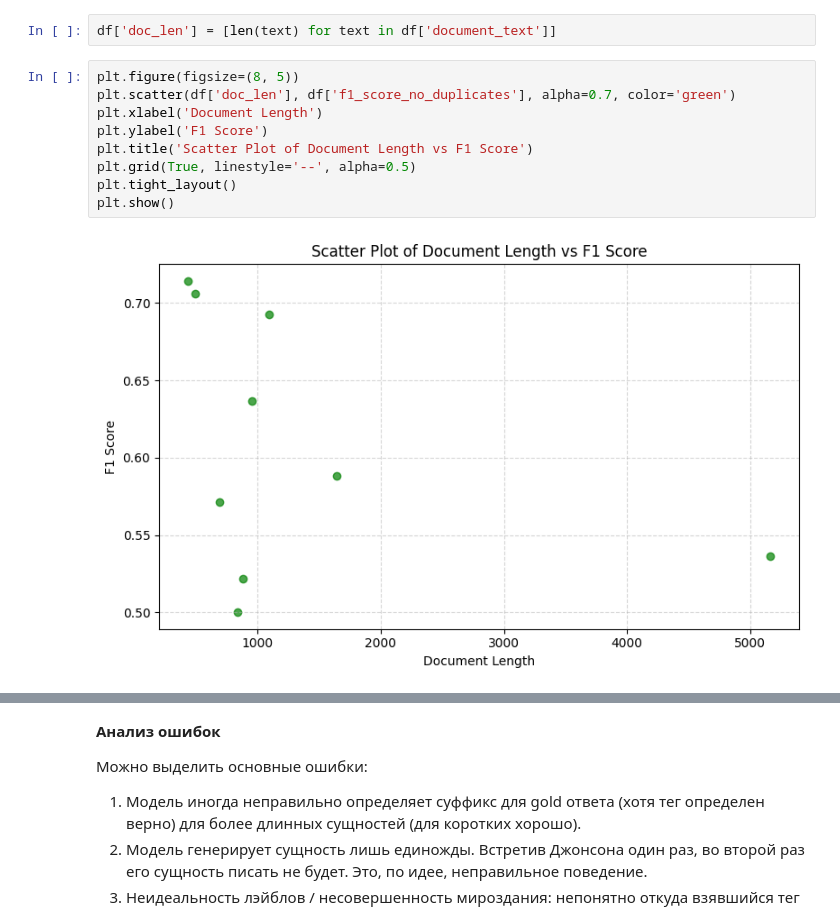
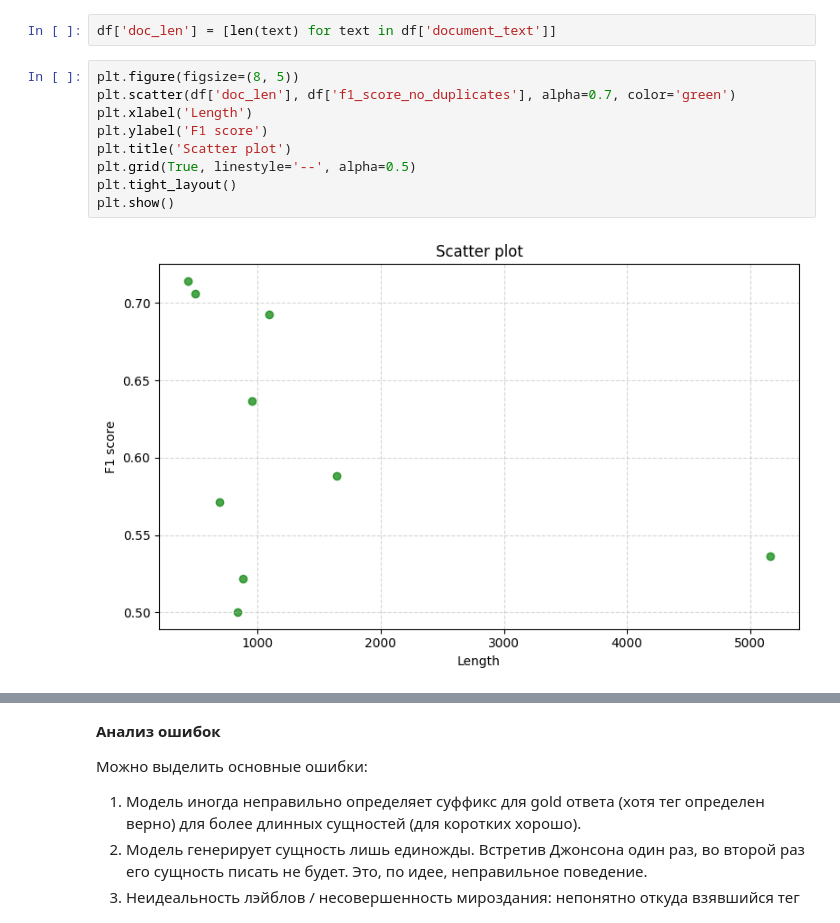
Before and after one commit to defdet/sber-internship-ner, a Jupyter notebook: ner_task.ipynb, the cells around one changed output, grey strips where cells are left out. Saved outputs shown, nothing was run; the diff lists cells and outputs as text.

```diff
--- a/ner_task.ipynb
+++ b/ner_task.ipynb
@@ -333,11 +333,11 @@ df['doc_len'] = [len(text) for text in df['document_text']]
 # %%
 plt.figure(figsize=(8, 5))
 plt.scatter(df['doc_len'], df['f1_score_no_duplicates'], alpha=0.7, color='green')
-plt.xlabel('Document Length')
-plt.ylabel('F1 Score')
-plt.title('Scatter Plot of Document Length vs F1 Score')
+plt.xlabel('Length')
+plt.ylabel('F1 score')
+plt.title('Scatter plot')
 plt.grid(True, linestyle='--', alpha=0.5)
 plt.tight_layout()
 plt.show()
 # %% [output]
-[figure, old version]
+[figure, new version]
```
Also changed, not shown: parts of 3 cells of this notebook.
